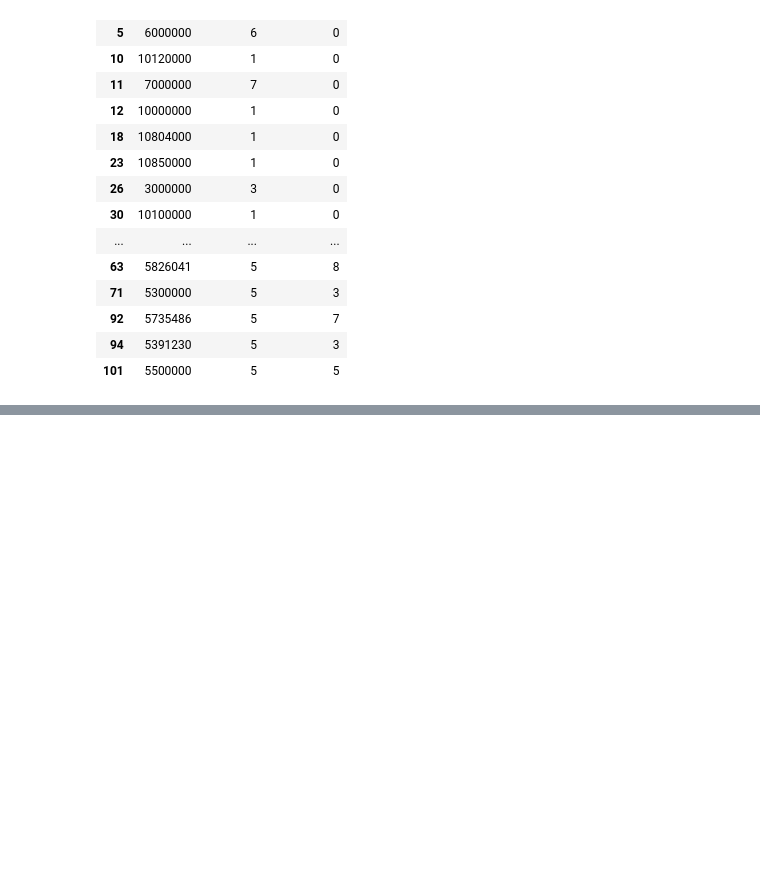
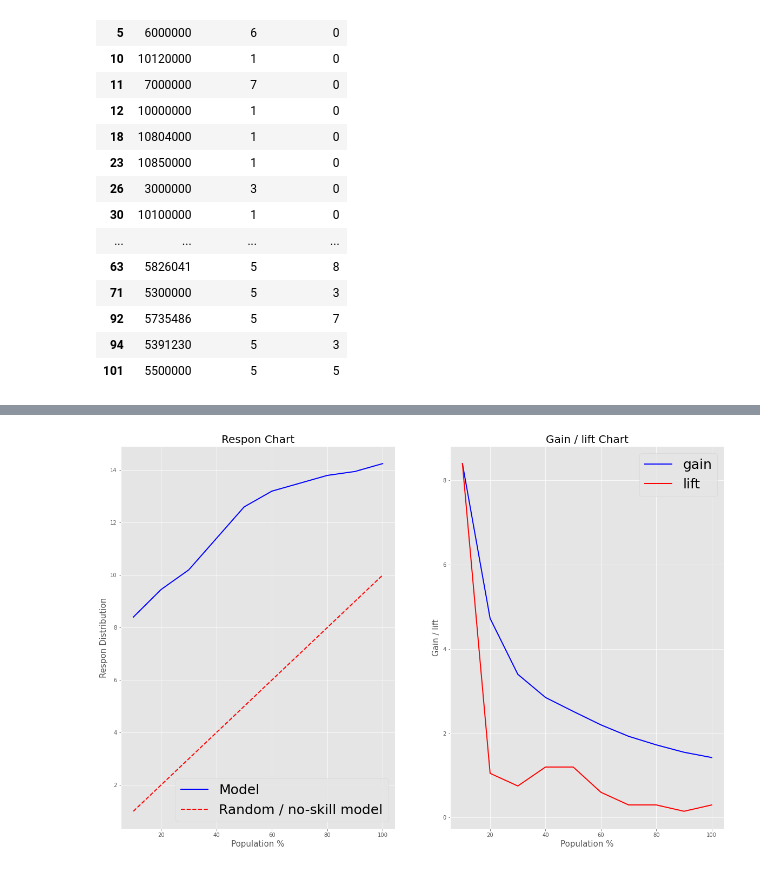
Before and after one commit to imanursar/Machine-Learning-Notes, a Jupyter notebook: Custom Function/Statistic Function.ipynb, the cells around one changed output, grey strips where cells are left out. Saved outputs shown, nothing was run; the diff lists cells and outputs as text; code cells hidden in the pictures; blank space fills up the shorter version.

```diff
--- a/Custom Function/Statistic Function.ipynb
+++ b/Custom Function/Statistic Function.ipynb
@@ -410,0 +410,14 @@ val
+# %%
+#create data
+data = np.array([56, 58, 64, 67, 68, 73, 78, 83, 84, 88,
+                 89, 90, 91, 92, 93, 93, 94, 95, 97, 99])
+
+#calculate deciles of data
+deciles = [10.0,20.0,30.0,40.0,50.0,60.0,70.0,80.0,90.0,100.0]
+datas = np.round(np.percentile(data, np.arange(0, 100, 10)),0)
+costs = [1000,2000,3000,4000,5000,6000,7000,8000,9000,10000]
+df2 = pd.DataFrame({'deciles': deciles, 'costs': costs})
+
+df2["respons"] = np.array(datas) * 0.15
+df2["returns"] =  np.array(df2["respons"])*5000
+df2["profits"] = df2["returns"] - df2["costs"]
@@ -410,0 +438,4 @@ val
+# %%
+result = statistic.gain_lift(df2)
+# %% [output]
+[figure, added]
```
Also changed, not shown: parts of 3 cells of this notebook.
